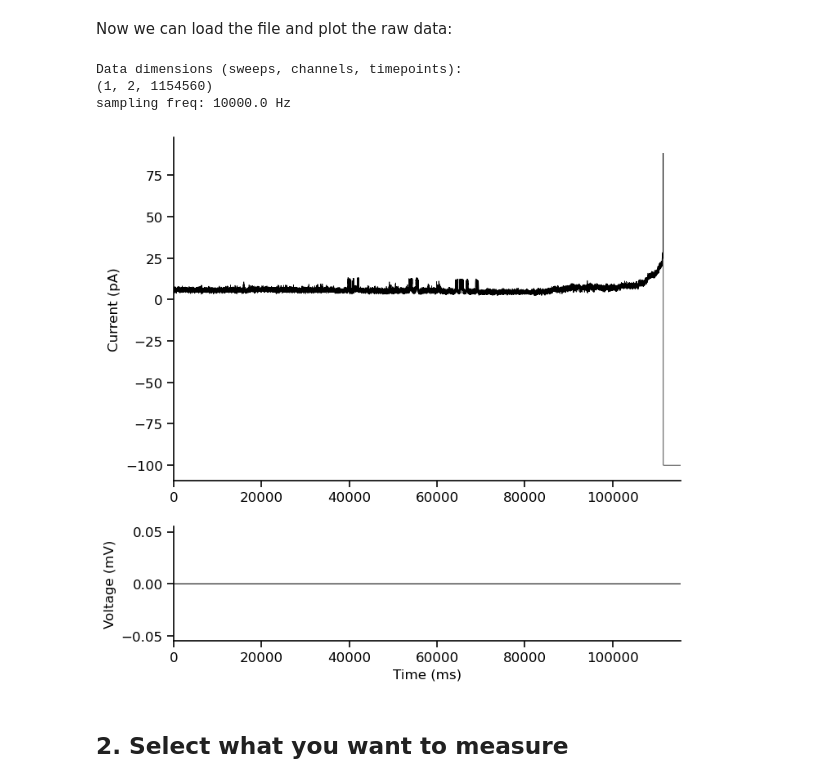
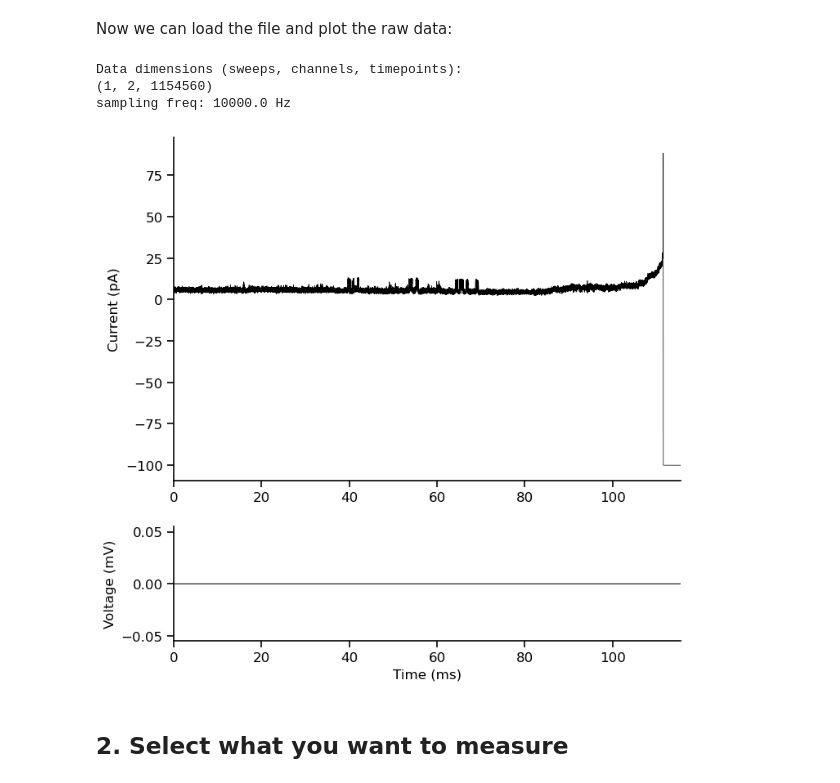
Before and after one commit to argalloni/CSHL_IonChannels2025, a Jupyter notebook: Analysis 9 - Single channels.ipynb, the cells around one changed output. Cells and saved outputs as stored; diff of their text form; code cells hidden in the pictures.

```diff
--- a/Analysis 9 - Single channels.ipynb
+++ b/Analysis 9 - Single channels.ipynb
@@ -35,25 +35,20 @@ data_file = 'data/Single_channels/2024_06_11_0003.abf'
 # %% [markdown]
 Now we can load the file and plot the raw data:
 # %%
-data_file = 'data/Single_channels/2024_06_11_0003.abf'
-
 ## Extract the sweeps, time and sampling frequency:
 sweeps, sweeps_time, sampling_freq = get_sweeps(data_file)
 
 print(f"Data dimensions (sweeps, channels, timepoints): \n{sweeps.shape}")
 print(f"sampling freq: {sampling_freq} Hz")
-
 current_traces = sweeps[:, 0, :]
 voltage_traces = sweeps[:, 1, :]
-ax = plot_traces(sweeps_time*1000, current_traces, voltage_traces)
+ax = plot_traces(sweeps_time, current_traces, voltage_traces)
 plt.show()
-
-# Highpass filter the current traces
 # %% [output]
 Data dimensions (sweeps, channels, timepoints):
 (1, 2, 1154560)
 sampling freq: 10000.0 Hz
-[figure, old version]
+[figure, new version]
 # %% [markdown]
 ## 2. Select what you want to measure
 # %% [markdown]
```
Also changed, not shown: parts of 10 cells of this notebook, 1 other file.
